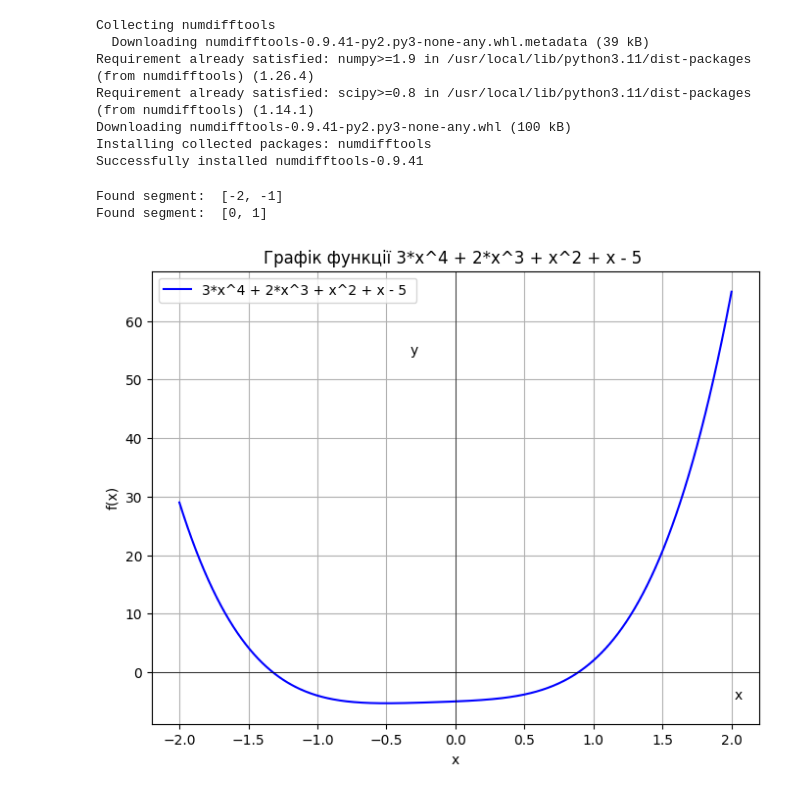
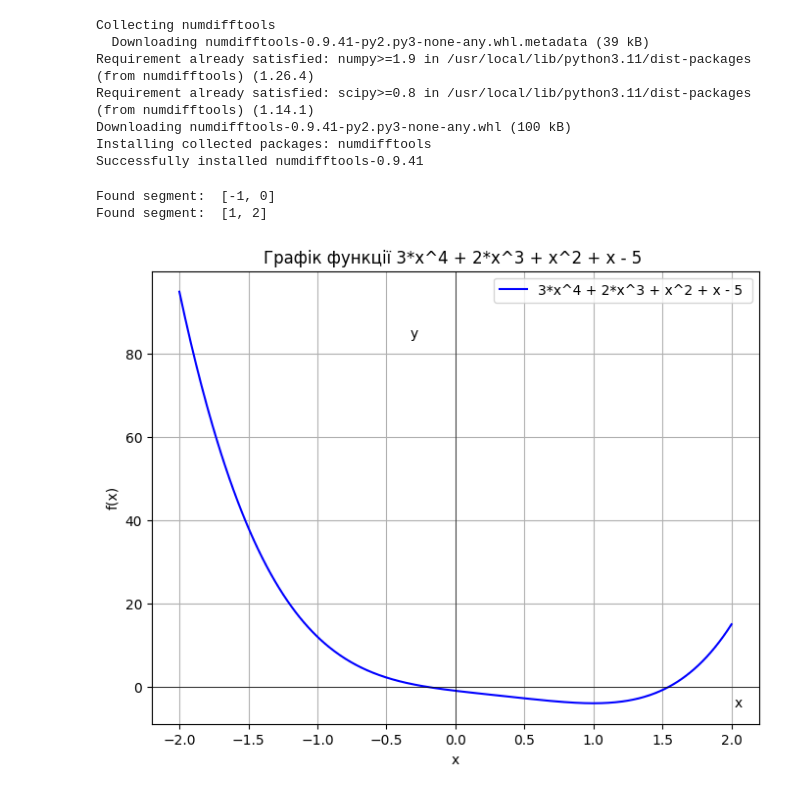
Before and after one commit to justwannachill/NM, a Jupyter notebook: Лабораторна_робота_2_Шилов.ipynb, the cells around one changed output. Saved outputs shown, nothing was run; the diff lists cells and outputs as text; code cells hidden in the pictures.

```diff
--- a/Лабораторна_робота_2_Шилов.ipynb
+++ b/Лабораторна_робота_2_Шилов.ipynb
@@ -18,7 +18,7 @@ Successfully installed numdifftools-0.9.41
 import numpy as np
 import numdifftools as nd
 def f(x):
-    return 3*x**4 + 2*x**3 + x**2 + x - 5
+    return 3*x**4 - 4*x**3 + 2*x**2 - 4*x - 1
 
 
 def find_segments(): #відокремлюємо корені
@@ -42,39 +42,39 @@ segments = find_segments()
 for a, b in segments:
     print(f'Found segment:  [{a}, {b}]')
 # %% [output]
-Found segment:  [-2, -1]
-Found segment:  [0, 1]
+Found segment:  [-1, 0]
+Found segment:  [1, 2]
 # %%
 import numpy as np
 import matplotlib.pyplot as plt
 
 # Визначення функції
 def f(x):
-    return 3*x**4 + 2*x**3 + x**2 + x - 5
+    return 3*x**4 - 4*x**3 + 2*x**2 - 4*x - 1
 
 # Генерація значень x
 x = np.linspace(-2, 2, 400)
 
 # Генерація значень y
 y = f(x)
 
 # Побудова графіка
 plt.figure(figsize=(8, 6))
 plt.plot(x, y, label='3*x^4 + 2*x^3 + x^2 + x - 5 ', color='blue')
 plt.title('Графік функції 3*x^4 + 2*x^3 + x^2 + x - 5 ')
 plt.xlabel('x')
 plt.ylabel('f(x)')
 
 # Додавання осей з стрілками
 plt.axhline(0, color='black', linewidth=0.5)
 plt.axvline(0, color='black', linewidth=0.5)
 
 plt.text(2.05, -4, 'x', ha='center', va='center')
-plt.text(-0.3, 55
+plt.text(-0.3, 85
          , 'y', ha='center', va='center')
 plt.grid(True)
 plt.legend()
 plt.show()
 # %% [output]
-[figure, old version]
+[figure, new version]
 # %% [markdown]
```
Also changed, not shown: parts of 4 cells of this notebook.
